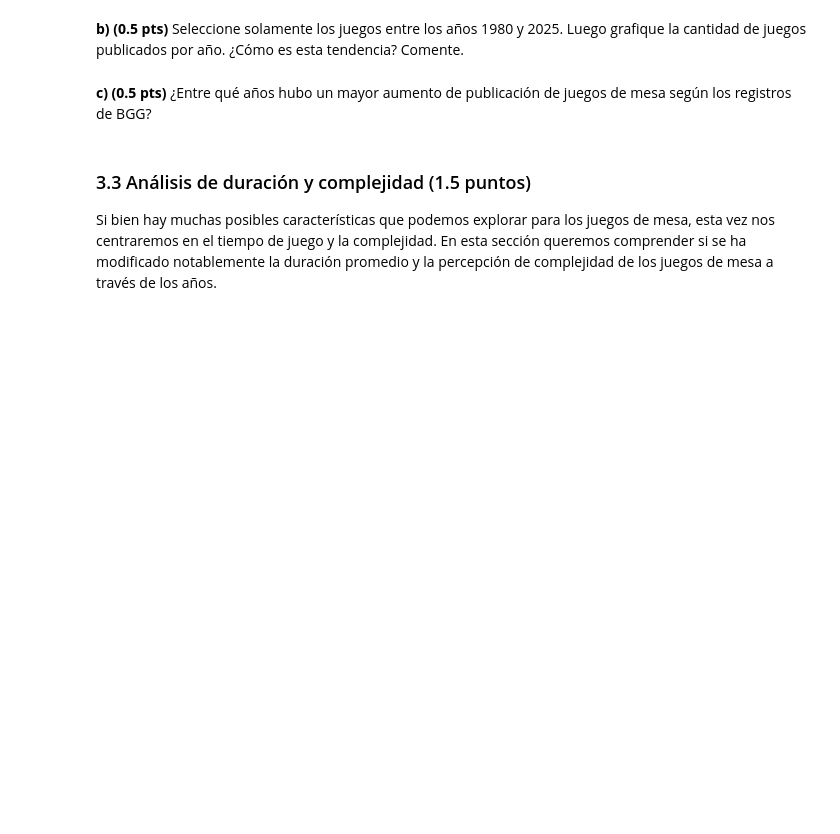
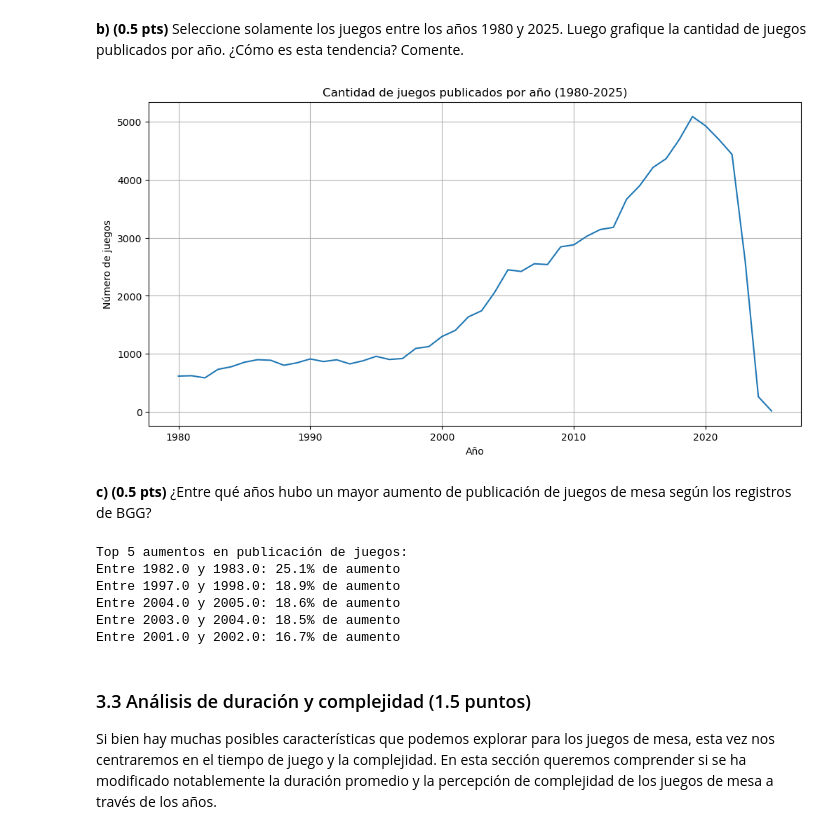
Before and after one commit to jvargsal-code/IMT2200-JESUS-VARGAS, a Jupyter notebook: Tarea 01/IMT2200-25s2 - Tarea 01.ipynb, the cells around one changed output. Drawn from its saved outputs; the diff is of its cells as text; code cells hidden in the pictures; blank space fills up the shorter version.

```diff
--- a/Tarea 01/IMT2200-25s2 - Tarea 01.ipynb
+++ b/Tarea 01/IMT2200-25s2 - Tarea 01.ipynb
@@ -121,7 +187,41 @@ pv
 # %% [markdown]
 **b) (0.5 pts)** Seleccione solamente los juegos entre los años 1980 y 2025. Luego grafique la cantidad de juegos publicados por año. ¿Cómo es esta tendencia? Comente.
+# %%
+# Filtrar juegos entre 1980 y 2025
+games_filtered = games_clean[(games_clean['year'] >= 1980) & (games_clean['year'] <= 2025)]
+
+# Contar juegos por año
+games_per_year = games_filtered['year'].value_counts().sort_index()
+
+# Graficar tendencia
+plt.figure(figsize=(12, 6))
+plt.plot(games_per_year.index, games_per_year.values)
+plt.title('Cantidad de juegos publicados por año (1980-2025)')
+plt.xlabel('Año')
+plt.ylabel('Número de juegos')
+plt.grid(True)
+plt.show()
+# %% [output]
+[figure, added]
 # %% [markdown]
 **c) (0.5 pts)** ¿Entre qué años hubo un mayor aumento de publicación de juegos de mesa según los registros de BGG?
+# %%
+# Calcular el cambio año a año
+year_change = games_per_year.pct_change() * 100
+
+# Encontrar los años con mayor aumento
+top_increases = year_change.sort_values(ascending=False).head(5)
+
+print("Top 5 aumentos en publicación de juegos:")
+for year, increase in top_increases.items():
+    print(f"Entre {year-1} y {year}: {increase:.1f}% de aumento")
+# %% [output]
+Top 5 aumentos en publicación de juegos:
+Entre 1982.0 y 1983.0: 25.1% de aumento
+Entre 1997.0 y 1998.0: 18.9% de aumento
+Entre 2004.0 y 2005.0: 18.6% de aumento
+Entre 2003.0 y 2004.0: 18.5% de aumento
+Entre 2001.0 y 2002.0: 16.7% de aumento
 # %% [markdown]
 ### 3.3 Análisis de duración y complejidad (1.5 puntos)
 
```
Also changed, not shown: parts of 12 cells of this notebook, 2 other files.
